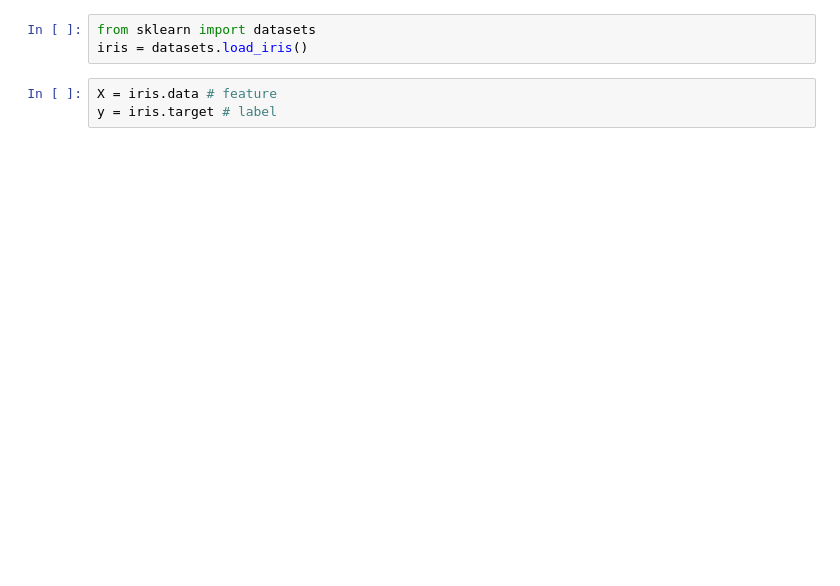
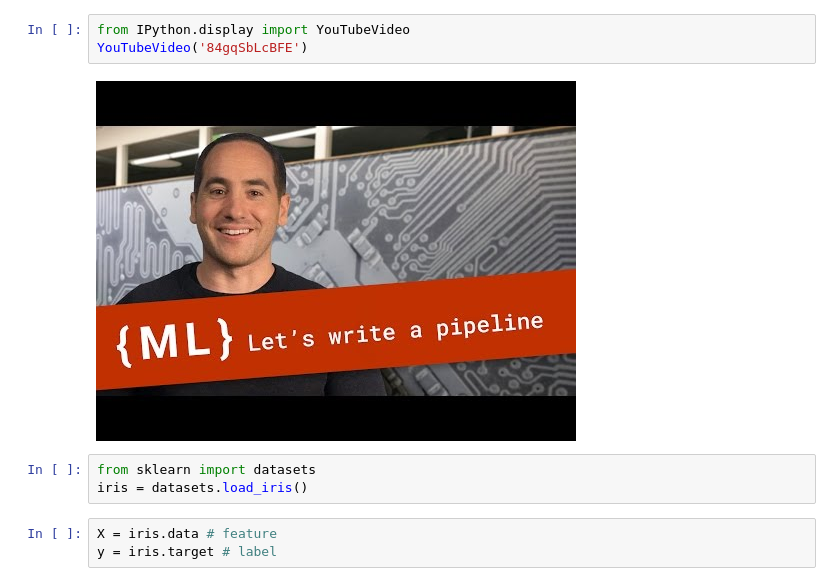
Before and after one commit to pazikkamil/Courses, a Jupyter notebook: Kurs_ML/GoogleML_4_Pipeline.ipynb, the cells around one changed output. Cells and saved outputs as stored; diff of their text form; blank space fills up the shorter version.

```diff
--- a/Kurs_ML/GoogleML_4_Pipeline.ipynb
+++ b/Kurs_ML/GoogleML_4_Pipeline.ipynb
@@ -1,3 +1,8 @@
+# %%
+from IPython.display import YouTubeVideo
+YouTubeVideo('84gqSbLcBFE')
+# %% [output]
+[figure, added]
 # %%
 from sklearn import datasets
 iris = datasets.load_iris()
```
Also changed, not shown: parts of 3 cells of this notebook, 5 other files.
